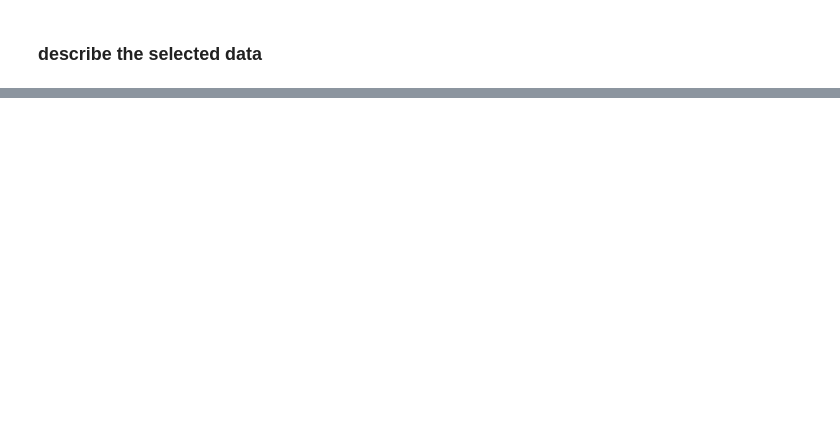
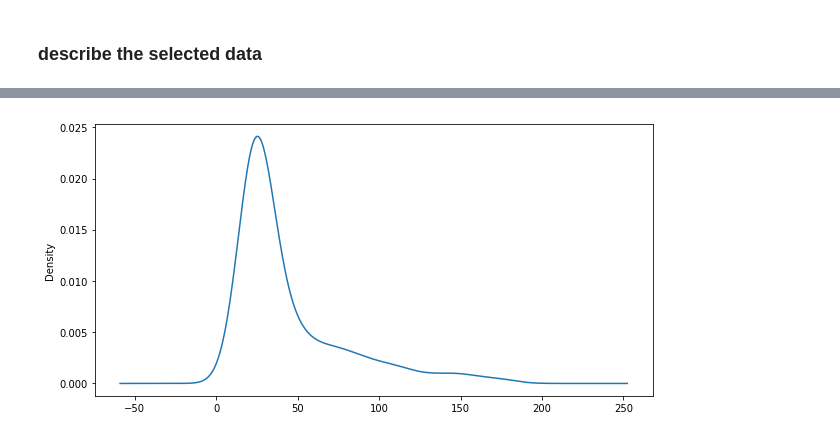
Before and after one commit to UNCG-CSE/Volvo_Truck_Analytics, a Jupyter notebook: src/BillTruck1Proj2.ipynb, the cells around one changed output, grey strips where cells are left out. Cells and saved outputs as stored; diff of their text form; code cells hidden in the pictures; blank space fills up the shorter version.

```diff
--- a/src/BillTruck1Proj2.ipynb
+++ b/src/BillTruck1Proj2.ipynb
@@ -137,0 +205,5 @@ AxesSubplot(0.125,0.2;0.775x0.68)
+# %%
+plt.figure(figsize=(10,5))
+ax = altAmps.plot.kde()
+# %% [output]
+[figure, added]
```
Also changed, not shown: parts of 13 cells of this notebook, 1 other file.
